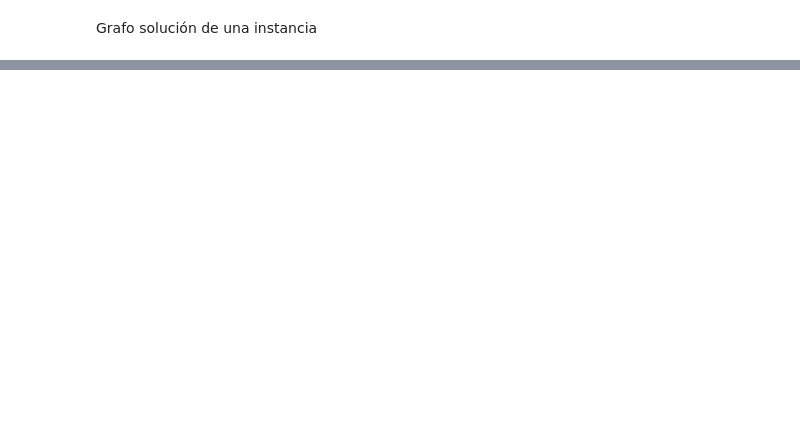
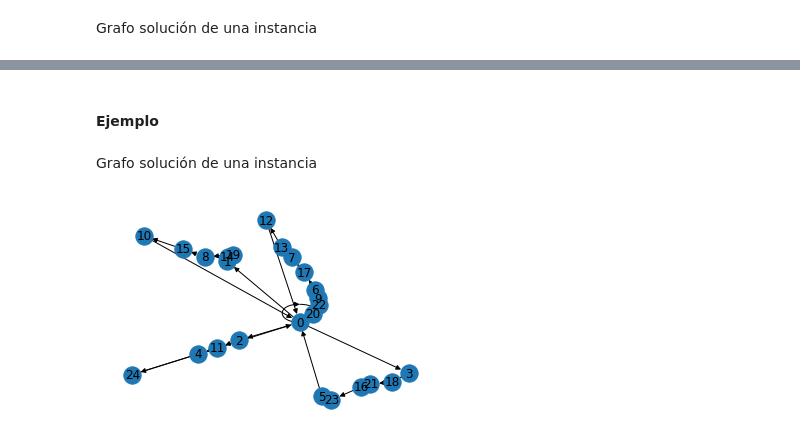
Before and after one commit to jesusmiguel123/Soluci-n-al-problema-de-Rutas-de-veh-culos-aplicando-GNN-y-CNN, a Jupyter notebook: Solucion al problema de Rutas de Vehiculos aplicando GNN y CNN.ipynb, the cells around one changed output, grey strips where cells are left out. Drawn from its saved outputs; the diff is of its cells as text; code cells hidden in the pictures; blank space fills up the shorter version.

```diff
--- a/Solucion al problema de Rutas de Vehiculos aplicando GNN y CNN.ipynb
+++ b/Solucion al problema de Rutas de Vehiculos aplicando GNN y CNN.ipynb
@@ -60,0 +66,4 @@ plt.show()
+# %%
+aristasCVRP = np.load("Dataset/Targets/CVRP/aristas.npy")
+distanciasCVRP = np.load("Dataset/Targets/CVRP/distancias.npy")
+cargasCVRP = np.load("Dataset/Targets/CVRP/cargas.npy")
@@ -60,0 +86,12 @@ plt.show()
+# %% [markdown]
+#### Ejemplo
+# %% [markdown]
+Grafo solución de una instancia
+# %%
+limits = plt.axis("off")
+G = nx.DiGraph()
+G.add_weighted_edges_from(aristasCVRP[2])
+nx.draw_networkx(G)
+plt.show()
+# %% [output]
+[figure, added]
```
Also changed, not shown: parts of 15 cells of this notebook, 3 other files.
